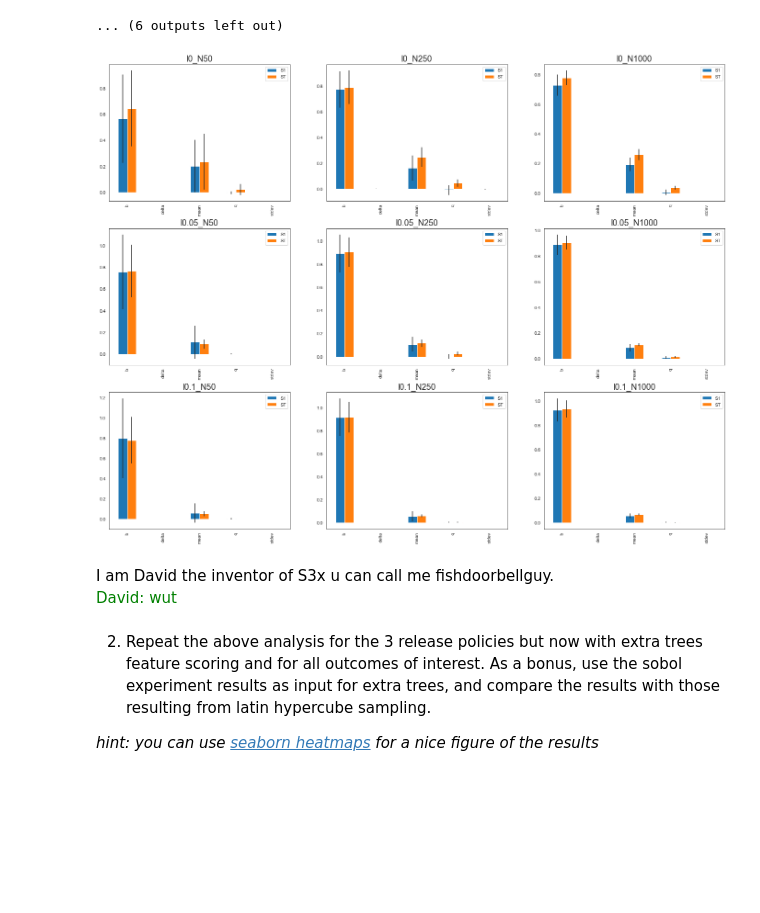
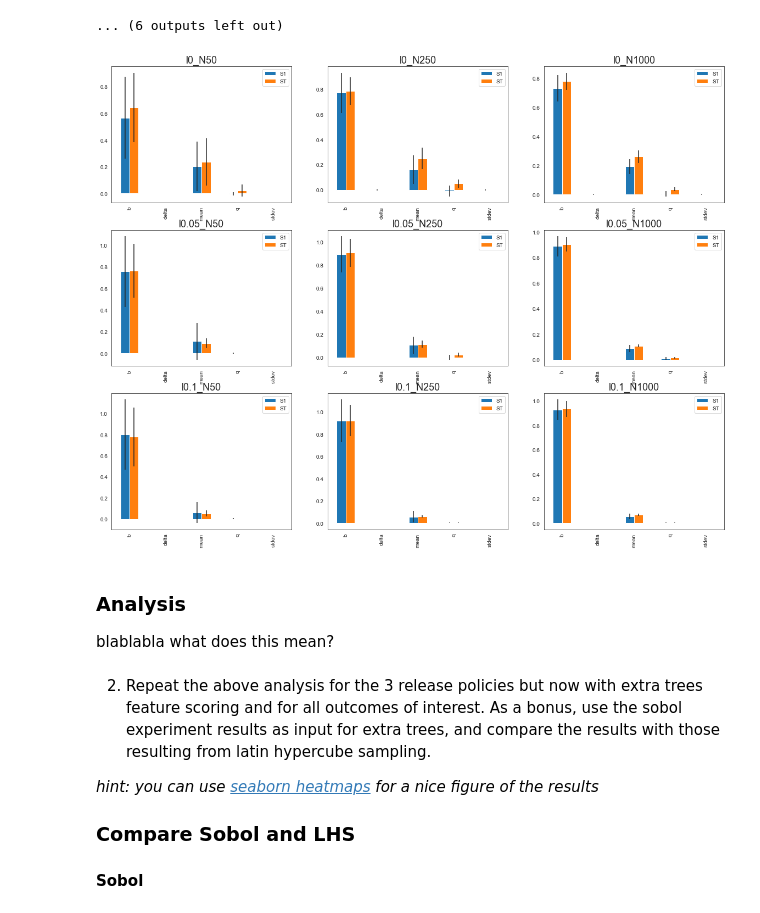
Before and after one commit to Lischip/FabiosDecisions, a Jupyter notebook: epa1361/Week 3-4 - vulnerability analysis/assignment 7 - sensitivity analysis lake model.ipynb, the cells around one changed output. Cells and saved outputs as stored; diff of their text form; code cells hidden in the pictures; blank space fills up the shorter version.

```diff
--- a/epa1361/Week 3-4 - vulnerability analysis/assignment 7 - sensitivity analysis lake model.ipynb
+++ b/epa1361/Week 3-4 - vulnerability analysis/assignment 7 - sensitivity analysis lake model.ipynb
@@ -200,41 +198,42 @@ Scenarios to perform: 12000
 # %%
 Si_df = {}
 indices = {}
 err = {}
 
 # Get data for visual stuff
 for i in indexes:
 
     scores_filtered = {k:Si[i][k] for k in ['ST','ST_conf','S1','S1_conf']}
     Si_df[i] = pd.DataFrame(scores_filtered, index=problem['names'])
     indices[i] = Si_df[i][['S1','ST']]
     err[i] = Si_df[i][['S1_conf','ST_conf']]
 
 # Set up figure
 
 sns.set_style('white')
 fig, ax = plt.subplots(3,3)
-fig.set_size_inches(24,18)
+fig.set_size_inches(20,15)
 fig.subplots_adjust(bottom=0.1)
 
 # Set up sub figures
 
 for i in range(9):
 
     indices[indexes[i]].plot.bar(yerr=err[indexes[i]].values.T,ax=ax.flatten()[i])
     ax.flatten()[i].set_title(indexes[i], fontsize=18)
 
 plt.show()
 # %% [output]
-[figure, old version]
+[figure, new version]
-# %% [markdown]
-<div class="analysis">
-I am David the inventor of S3x u can call me fishdoorbellguy.
-</div>
-
-<div style="color: GREEN">
-David: wut
+# %% [markdown]
+### Analysis
+
+blablabla what does this mean?
 # %% [markdown]
 2. Repeat the above analysis for the 3 release policies but now with extra trees feature scoring and for all outcomes of interest. As a bonus, use the sobol experiment results as input for extra trees, and compare the results with those resulting from latin hypercube sampling.
 
 *hint: you can use [seaborn heatmaps](https://seaborn.pydata.org/generated/seaborn.heatmap.html) for a nice figure of the results*
+
+### Compare Sobol and LHS
+
+#### Sobol
```
Also changed, not shown: parts of 8 cells of this notebook.
